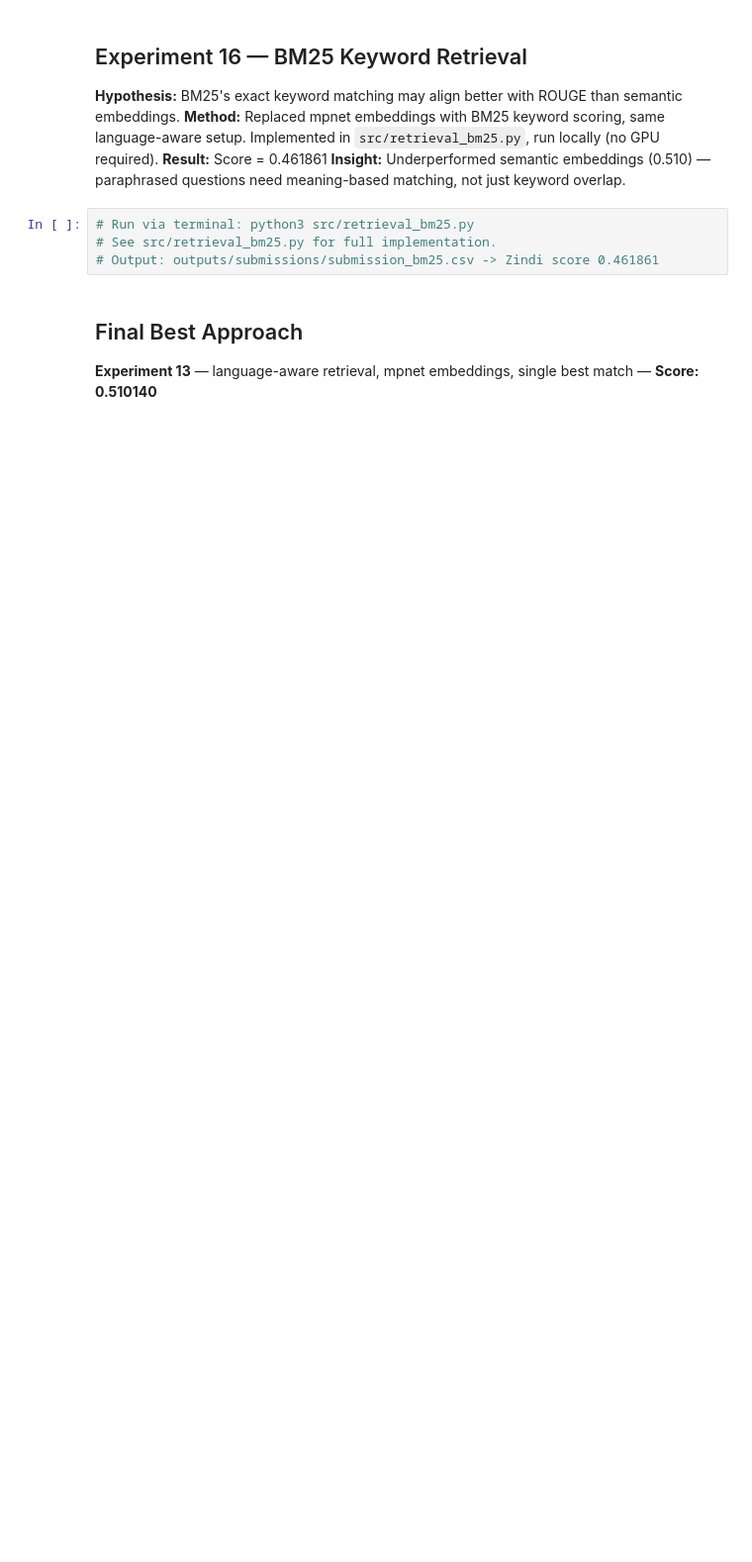
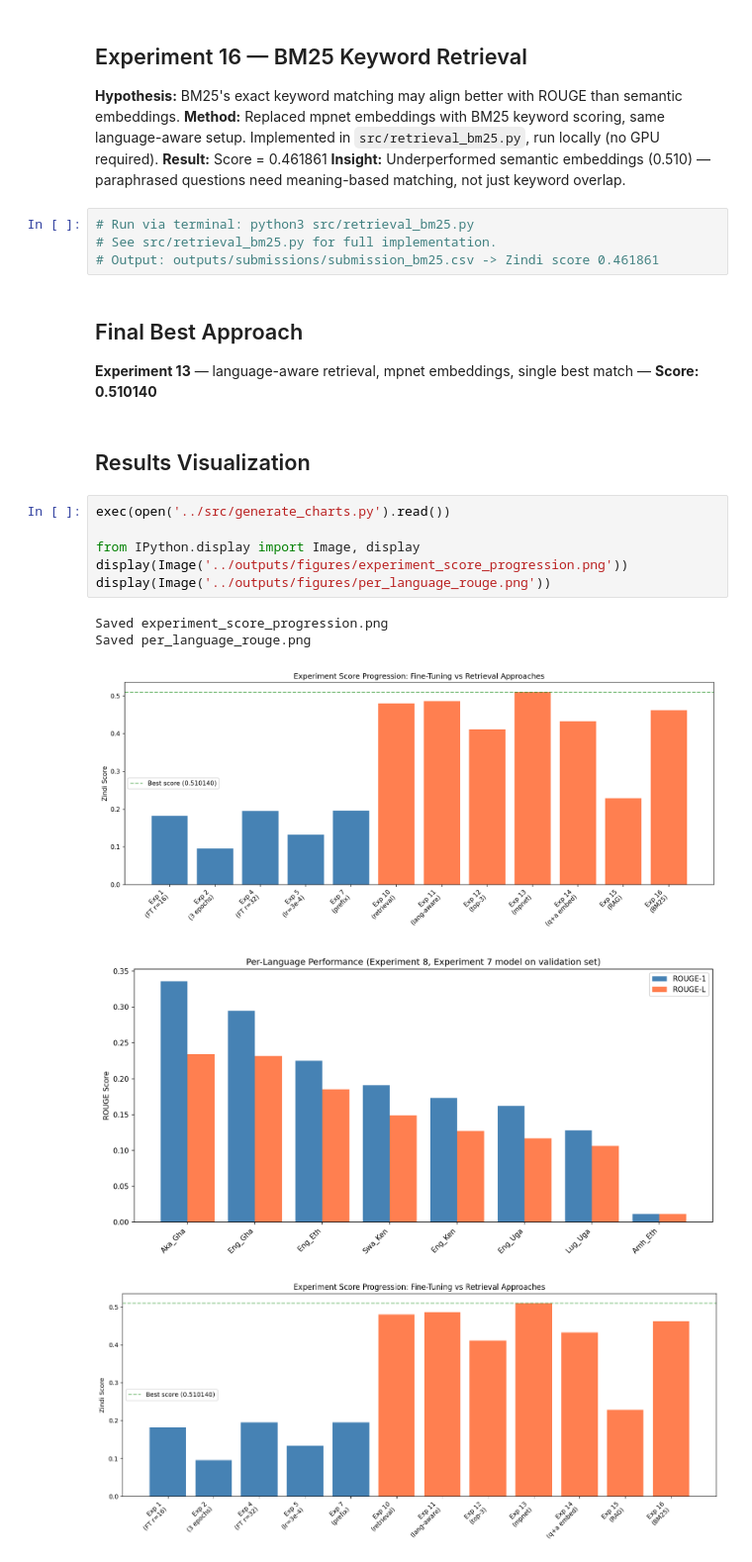
Before and after one commit to Glorycodess/multilingual-health-qa, a Jupyter notebook: notebooks/04_experiments.ipynb, the cells around one changed output. Shown at 99% size. Drawn from its saved outputs; the diff is of its cells as text; blank space fills up the shorter version.

Commit message:
update notebooks: embed visualization charts in 04_experiments

```diff
--- a/notebooks/04_experiments.ipynb
+++ b/notebooks/04_experiments.ipynb
@@ -1225,3 +1225,17 @@ files.download('/content/drive/My Drive/multilingual-health-qa/submission_exp15.
 # %% [markdown]
 ## Final Best Approach
 **Experiment 13** — language-aware retrieval, mpnet embeddings, single best match — **Score: 0.510140**
+# %% [markdown]
+## Results Visualization
+# %%
+exec(open('../src/generate_charts.py').read())
+
+from IPython.display import Image, display
+display(Image('../outputs/figures/experiment_score_progression.png'))
+display(Image('../outputs/figures/per_language_rouge.png'))
+# %% [output]
+Saved experiment_score_progression.png
+Saved per_language_rouge.png
+[figure, added]
+[figure, added]
+[figure, added]
```
Also changed, not shown: parts of 1 cell of this notebook.
